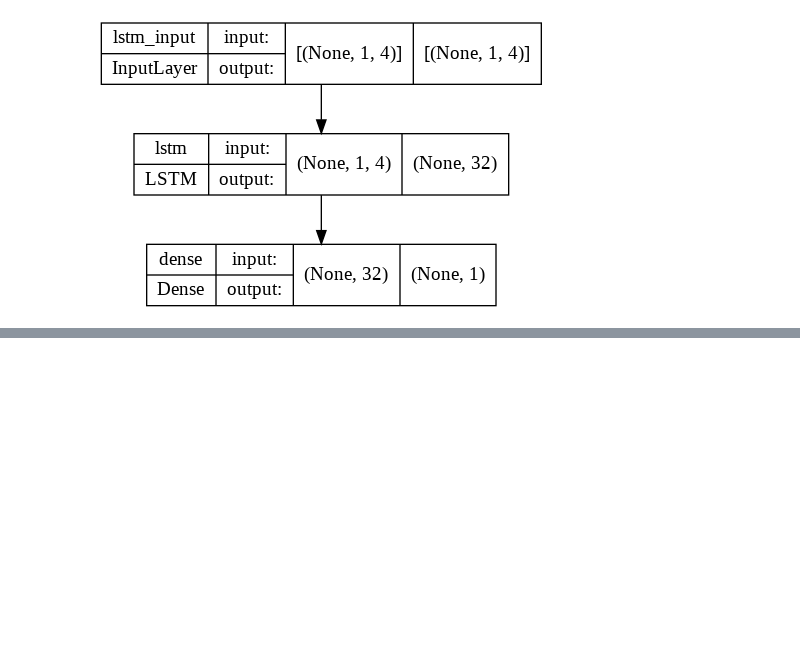
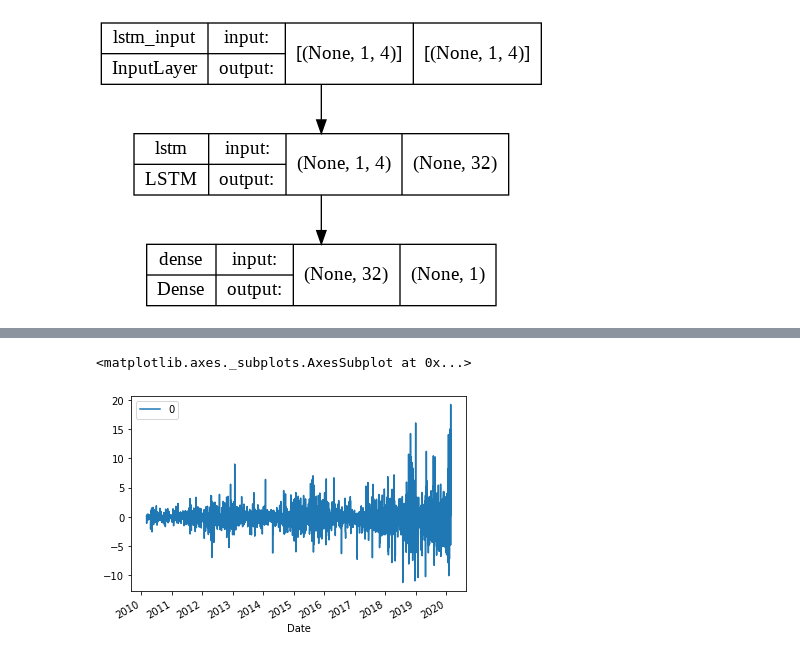
Before and after one commit to delpretemarcus/156StockClosingPricePrediction, a Jupyter notebook: DataCleaningAndExploration.ipynb, the cells around one changed output, grey strips where cells are left out. Saved outputs shown, nothing was run; the diff lists cells and outputs as text; code cells hidden in the pictures; blank space fills up the shorter version.

```diff
--- a/DataCleaningAndExploration.ipynb
+++ b/DataCleaningAndExploration.ipynb
@@ -117,0 +344,6 @@ plt.show()
+# %%
+what = df.Close.copy(deep=True)
+# %%
+model = statsmodels.tsa.arima_model.ARIMA(what, order=(5,1,0))
+# %%
+model_fit = model.fit()
@@ -117,0 +375,6 @@ plt.show()
+# %%
+residuals = DataFrame(model_fit.resid)
+residuals.plot()
+# %% [output]
+<matplotlib.axes._subplots.AxesSubplot at 0x...>
+[figure, added]
```
Also changed, not shown: parts of 40 cells of this notebook.
